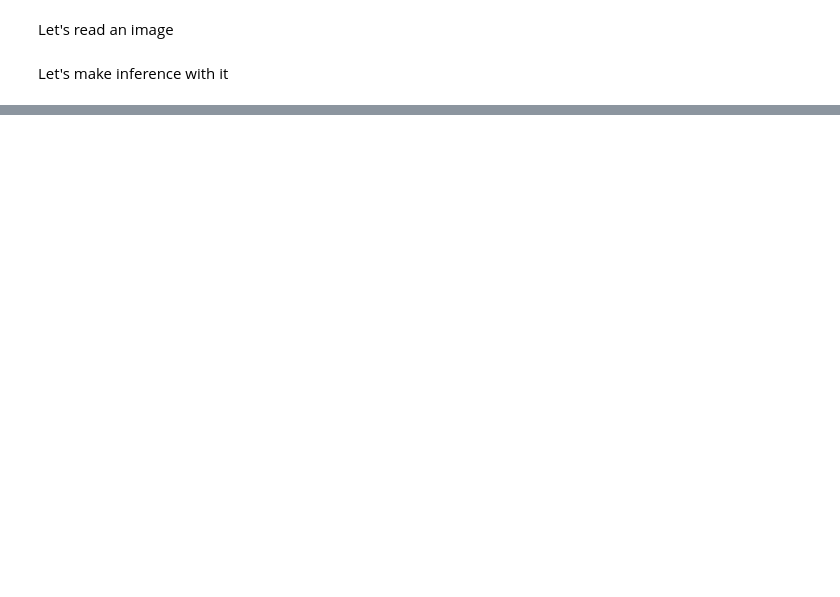
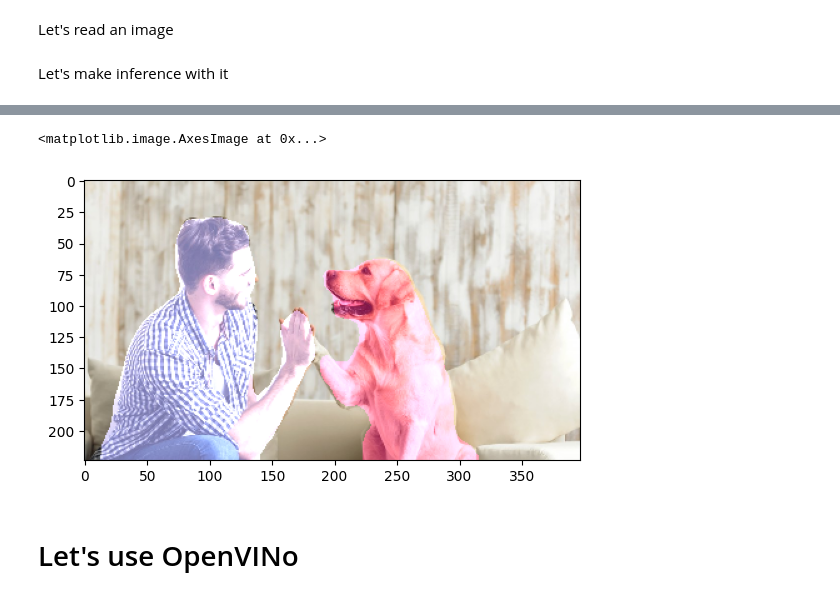
Before and after one commit to BCJuan/NN-deployment-course, a Jupyter notebook: notebooks/cpu/02_CPU_CNN.ipynb, the cells around one changed output, grey strips where cells are left out. Cells and saved outputs as stored; diff of their text form; code cells hidden in the pictures; blank space fills up the shorter version.

```diff
--- a/notebooks/cpu/02_CPU_CNN.ipynb
+++ b/notebooks/cpu/02_CPU_CNN.ipynb
@@ -94,0 +138,16 @@ segmented_image.shape
+# %%
+ort_session = ort.InferenceSession("fcn.onnx")
+
+outputs = ort_session.run(
+    None,
+    {"input.1": input_batch.cpu().numpy()},
+)
+# %%
+segmented_image = utils.draw_segmentation_map(torch.from_numpy(outputs[0]))
+image_to_plot = utils.image_overlay(input_image_resized, segmented_image)
+plt.imshow(image_to_plot)
+# %% [output]
+<matplotlib.image.AxesImage at 0x...>
+[figure, added]
+# %% [markdown]
+# Let's use OpenVINo
```
Also changed, not shown: parts of 16 cells of this notebook, 1 other file.
